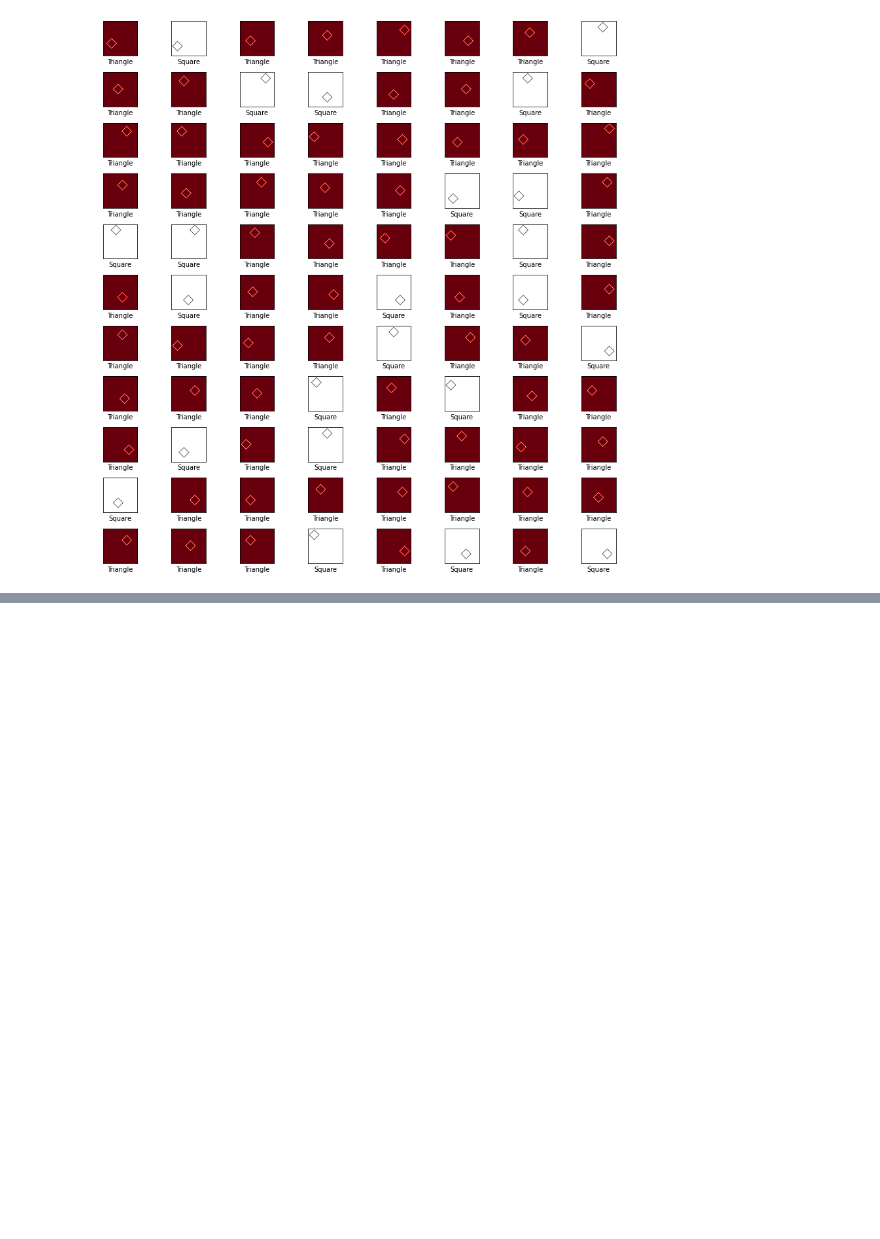
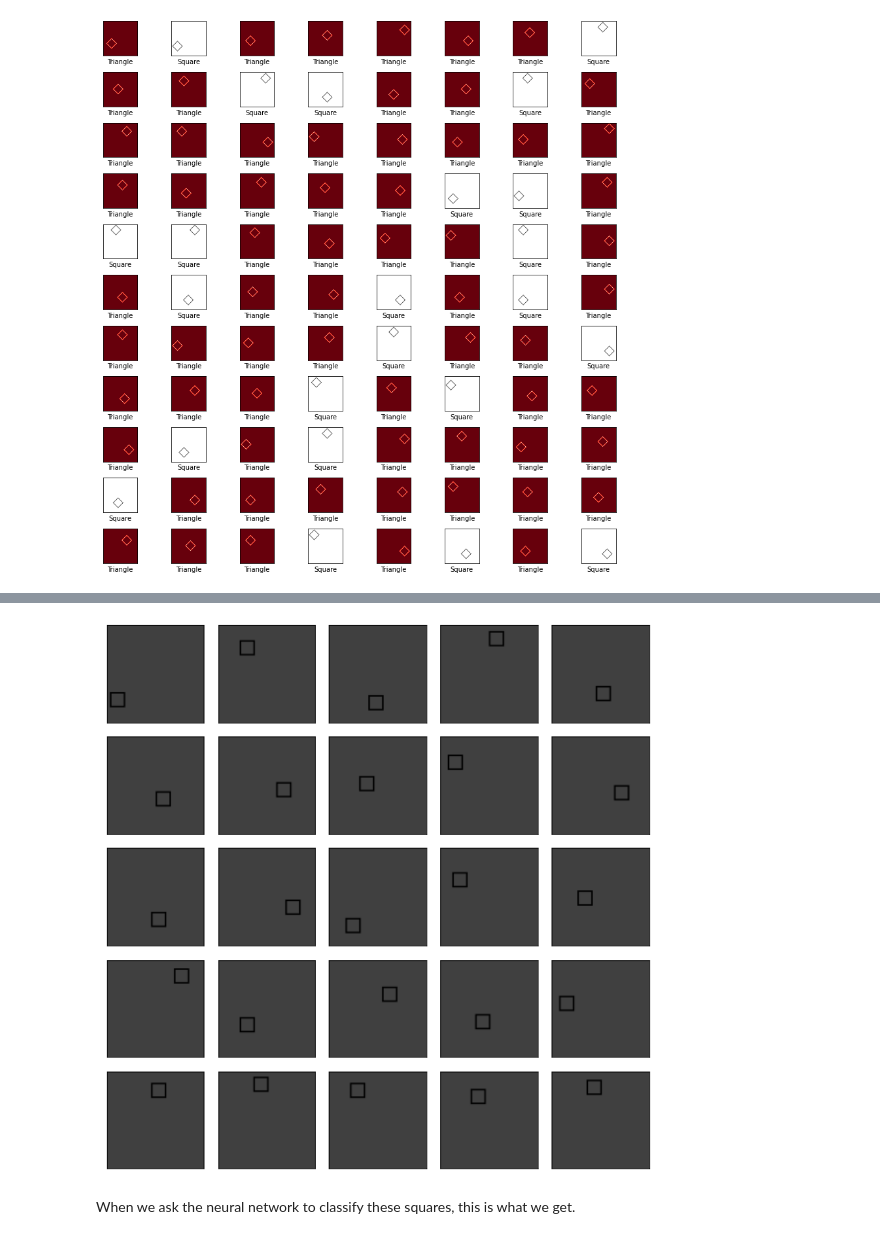
Before and after one commit to fau-masters-collected-works-cgarbin/machine-learning-but-not-understanding, a Jupyter notebook: deep_learning_but_not_understanding.ipynb, the cells around one changed output, grey strips where cells are left out. Saved outputs shown, nothing was run; the diff lists cells and outputs as text; code cells hidden in the pictures; blank space fills up the shorter version.

```diff
--- a/deep_learning_but_not_understanding.ipynb
+++ b/deep_learning_but_not_understanding.ipynb
@@ -313,0 +346,7 @@ pred_label = np.argmax(pred_prob, axis=1)
+# %%
+dark_squares = images.get_square_dark_gray_dataset()
+draw_pictures(dark_squares, None, (8,8), 25, 5)
+# %% [output]
+[figure, added]
+# %% [markdown]
+When we ask the neural network to classify these squares, this is what we get.
```
Also changed, not shown: parts of 29 cells of this notebook, 2 other files.
